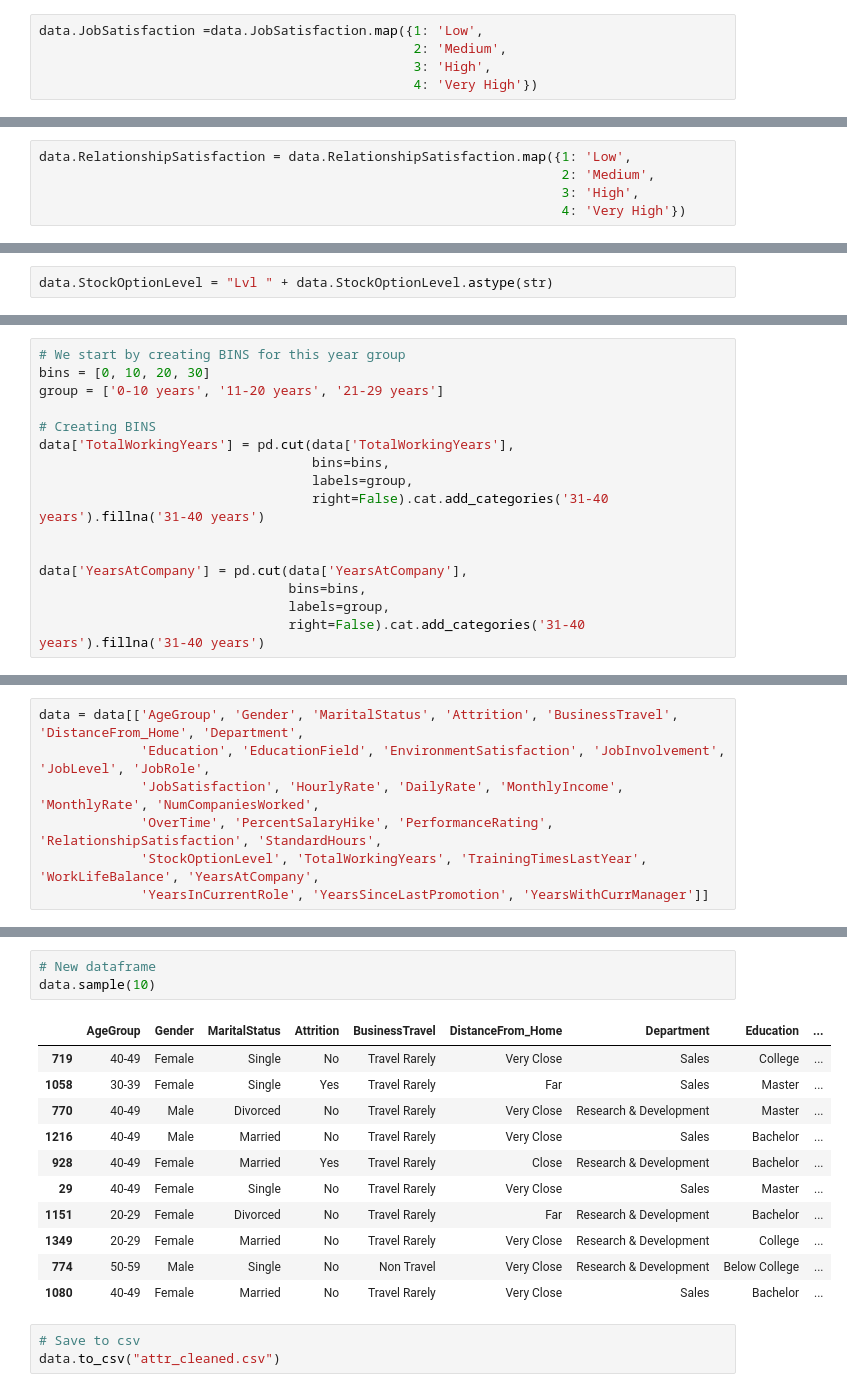
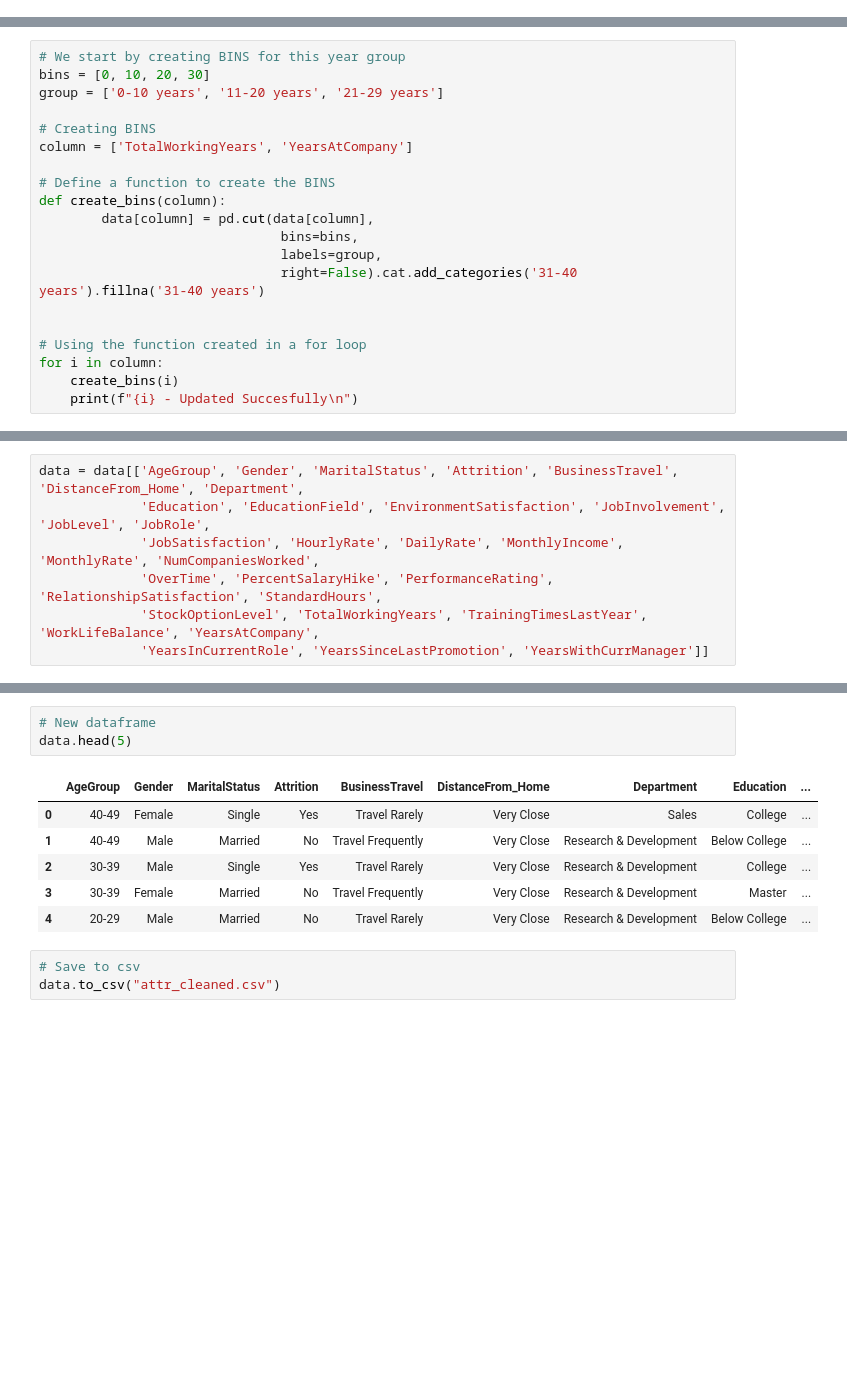
Before and after one commit to iamunik/Employee-Attrition, a Jupyter notebook: Data Analysis/attr cleaning.ipynb, the cells around one changed output, grey strips where cells are left out. Saved outputs shown, nothing was run; the diff lists cells and outputs as text; blank space fills up the shorter version.

Commit message:
Updated data analysis

```diff
--- a/Data Analysis/attr cleaning.ipynb
+++ b/Data Analysis/attr cleaning.ipynb
@@ -204,5 +267,0 @@ array([4, 2, 3, 1], dtype=int64)
-# %%
-data.JobSatisfaction =data.JobSatisfaction.map({1: 'Low',
-                                                2: 'Medium',
-                                                3: 'High',
-                                                4: 'Very High'})
@@ -248,5 +295,0 @@ array([1, 4, 2, 3], dtype=int64)
-# %%
-data.RelationshipSatisfaction = data.RelationshipSatisfaction.map({1: 'Low',
-                                                                   2: 'Medium',
-                                                                   3: 'High',
-                                                                   4: 'Very High'})
@@ -264,2 +295,0 @@ array([0, 1, 3, 2], dtype=int64)
-# %%
-data.StockOptionLevel = "Lvl " + data.StockOptionLevel.astype(str)
@@ -292,13 +318,17 @@ bins = [0, 10, 20, 30]
 group = ['0-10 years', '11-20 years', '21-29 years']
 
 # Creating BINS
-data['TotalWorkingYears'] = pd.cut(data['TotalWorkingYears'],
-                                   bins=bins,
-                                   labels=group,
-                                   right=False).cat.add_categories('31-40 years').fillna('31-40 years')
+column = ['TotalWorkingYears', 'YearsAtCompany']
+
+# Define a function to create the BINS
+def create_bins(column):
+        data[column] = pd.cut(data[column],
+                               bins=bins,
+                               labels=group,
+                               right=False).cat.add_categories('31-40 years').fillna('31-40 years')
 
 
-data['YearsAtCompany'] = pd.cut(data['YearsAtCompany'],
-                                bins=bins,
-                                labels=group,
-                                right=False).cat.add_categories('31-40 years').fillna('31-40 years')
+# Using the function created in a for loop
+for i in column:
+    create_bins(i)
+    print(f"{i} - Updated Succesfully\n")
@@ -356,18 +386,13 @@ dat.sample(10)
 # %%
 # New dataframe
-data.sample(10)
+data.head(5)
 # %% [output]
 |  | AgeGroup | Gender | MaritalStatus | Attrition | BusinessTravel | DistanceFrom_Home | Department | Education | ... |
-| 719 | 40-49 | Female | Single | No | Travel Rarely | Very Close | Sales | College | ... |
-| 1058 | 30-39 | Female | Single | Yes | Travel Rarely | Far | Sales | Master | ... |
-| 770 | 40-49 | Male | Divorced | No | Travel Rarely | Very Close | Research & Development | Master | ... |
-| 1216 | 40-49 | Male | Married | No | Travel Rarely | Very Close | Sales | Bachelor | ... |
-| 928 | 40-49 | Female | Married | Yes | Travel Rarely | Close | Research & Development | Bachelor | ... |
-| 29 | 40-49 | Female | Single | No | Travel Rarely | Very Close | Sales | Master | ... |
-| 1151 | 20-29 | Female | Divorced | No | Travel Rarely | Far | Research & Development | Bachelor | ... |
-| 1349 | 20-29 | Female | Married | No | Travel Rarely | Very Close | Research & Development | College | ... |
-| 774 | 50-59 | Male | Single | No | Non Travel | Very Close | Research & Development | Below College | ... |
-| 1080 | 40-49 | Female | Married | No | Travel Rarely | Very Close | Sales | Bachelor | ... |
+| 0 | 40-49 | Female | Single | Yes | Travel Rarely | Very Close | Sales | College | ... |
+| 1 | 40-49 | Male | Married | No | Travel Frequently | Very Close | Research & Development | Below College | ... |
+| 2 | 30-39 | Male | Single | Yes | Travel Rarely | Very Close | Research & Development | College | ... |
+| 3 | 30-39 | Female | Married | No | Travel Frequently | Very Close | Research & Development | Master | ... |
+| 4 | 20-29 | Male | Married | No | Travel Rarely | Very Close | Research & Development | Below College | ... |
 # %%
 # Save to csv
 data.to_csv("attr_cleaned.csv")
```
Also changed, not shown: parts of 43 cells of this notebook, 1 other file.
